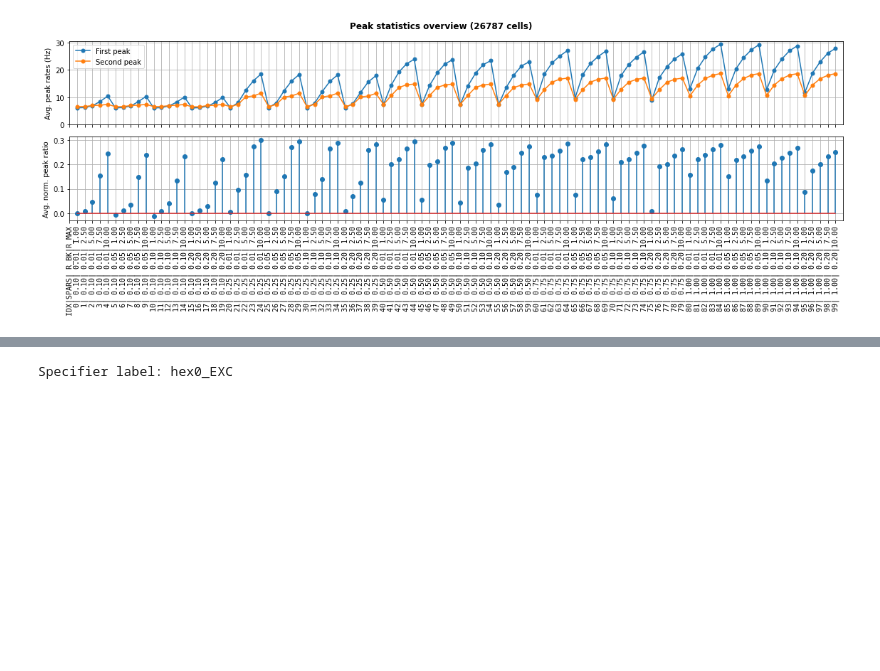
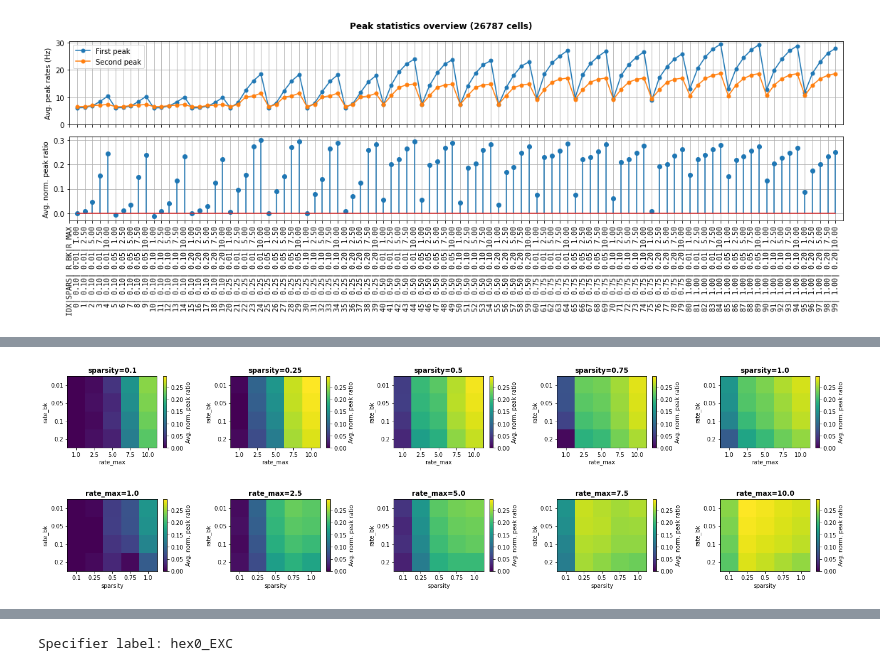
Before and after one commit to BlueBrain/sscx-analysis, a Jupyter notebook: visual_contrast/notebooks/GratingStim_Calibration_Analysis.ipynb, the cells around one changed output, grey strips where cells are left out. Drawn from its saved outputs; the diff is of its cells as text; code cells hidden in the pictures; blank space fills up the shorter version.

```diff
--- a/visual_contrast/notebooks/GratingStim_Calibration_Analysis.ipynb
+++ b/visual_contrast/notebooks/GratingStim_Calibration_Analysis.ipynb
@@ -114,0 +150,10 @@ plt.show()
+# %%
+# Plot 2D maps of peak_ratios (sparsity fixed)
+plot_2d_maps(sims.index, peak_ratios, 'rate_max', 'rate_bk', 'sparsity', 'Avg. norm. peak ratio')
+# %% [output]
+[figure, added]
+# %%
+# Plot 2D maps of peak_ratios (rate_max fixed)
+plot_2d_maps(sims.index, peak_ratios, 'sparsity', 'rate_bk', 'rate_max', 'Avg. norm. peak ratio')
+# %% [output]
+[figure, added]
```
Also changed, not shown: parts of 16 cells of this notebook.
